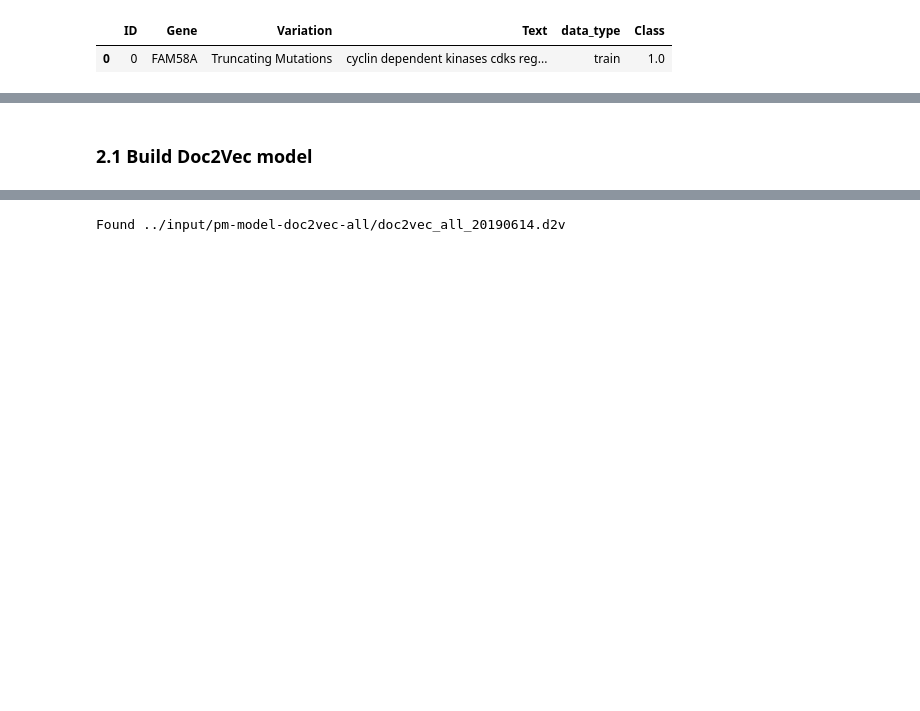
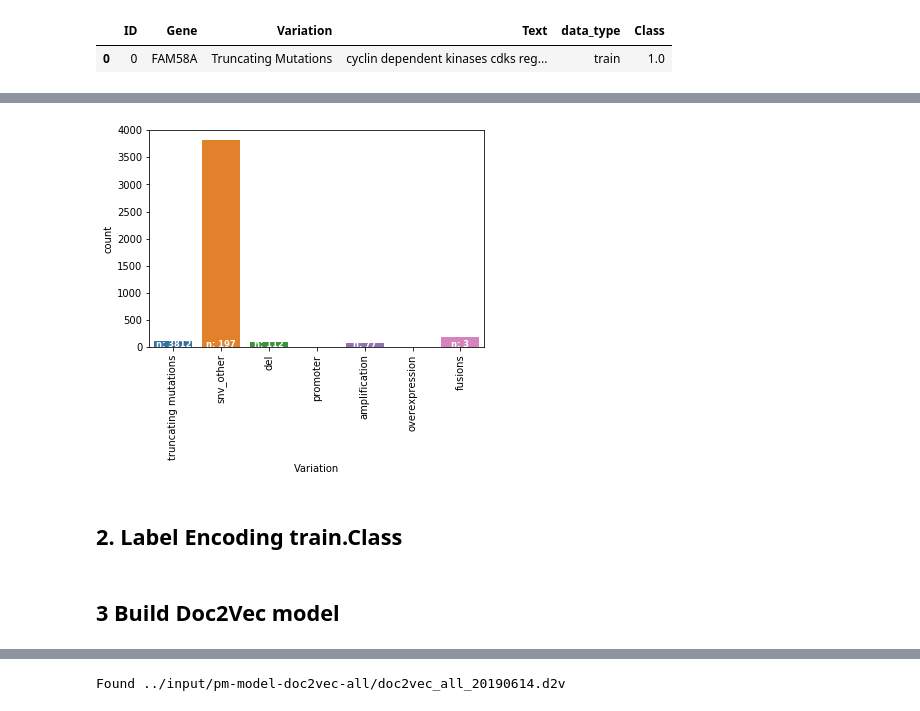
Before and after one commit to dujm/Health_PrecisionMedicine, a Jupyter notebook: notebooks/05Doc2Vec_Keras_Full_Data.ipynb, the cells around one changed output, grey strips where cells are left out. Saved outputs shown, nothing was run; the diff lists cells and outputs as text; code cells hidden in the pictures; blank space fills up the shorter version.

Commit message:
05 group var & reduce overfitting

```diff
--- a/notebooks/05Doc2Vec_Keras_Full_Data.ipynb
+++ b/notebooks/05Doc2Vec_Keras_Full_Data.ipynb
@@ -70,0 +60,2 @@ all_data.head(1)
+# %%
+df = group_Variation(df)
@@ -70,0 +74,6 @@ all_data.head(1)
+# %%
+fig =col_count_plot(df, 'Variation')
+# %% [output]
+[figure, added]
+# %% [markdown]
+## 2. Label Encoding train.Class
@@ -71,2 +82,2 @@ all_data.head(1)
 # %% [markdown]
-### 2.1 Build Doc2Vec model
+## 3 Build Doc2Vec model
```
Also changed, not shown: parts of 46 cells of this notebook.
